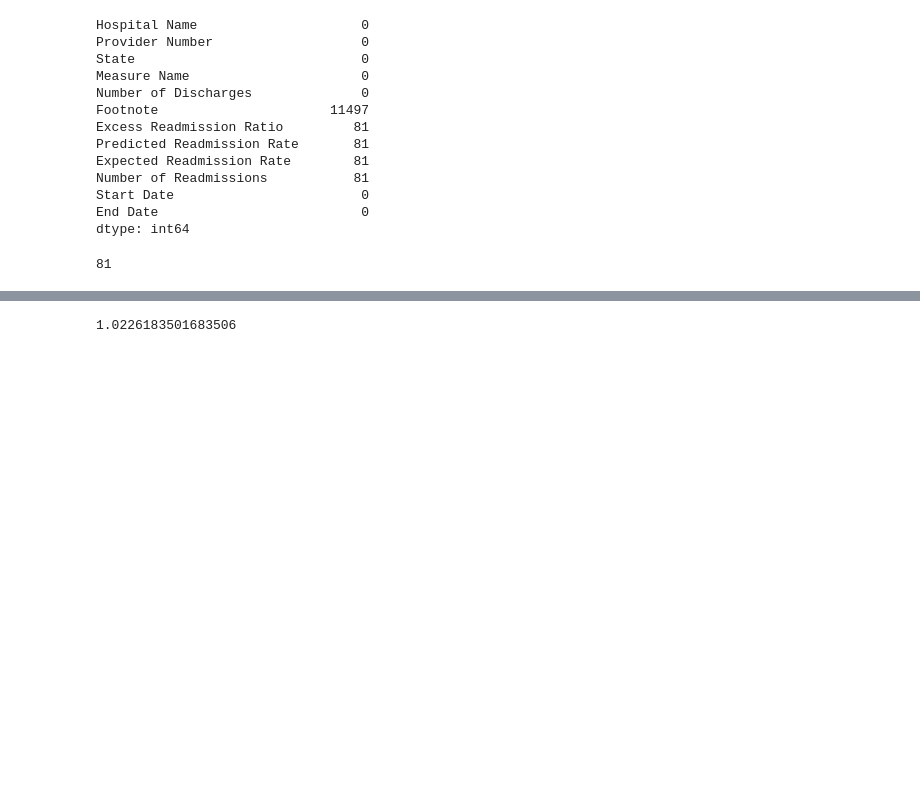
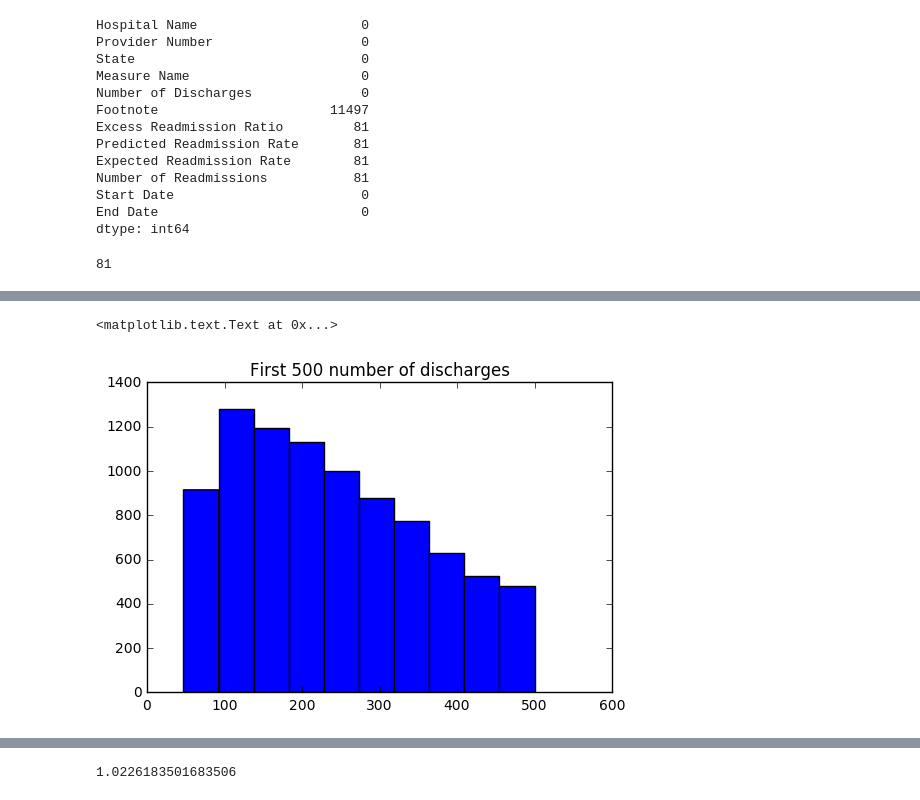
Before and after one commit to mindyng/Springboard-DSCT, a Jupyter notebook: Inferential Statistics_Ex3.ipynb, the cells around one changed output, grey strips where cells are left out. Drawn from its saved outputs; the diff is of its cells as text; code cells hidden in the pictures; blank space fills up the shorter version.

```diff
--- a/Inferential Statistics_Ex3.ipynb
+++ b/Inferential Statistics_Ex3.ipynb
@@ -189,0 +220,8 @@ clean_hospital_read_df.dropna(subset = ['Excess Readmission Ratio', 'Predicted R
+# %%
+#2.
+
+plt.hist(x1)
+plt.title("First 500 number of discharges")
+# %% [output]
+<matplotlib.text.Text at 0x...>
+[figure, added]
```
Also changed, not shown: parts of 8 cells of this notebook.
